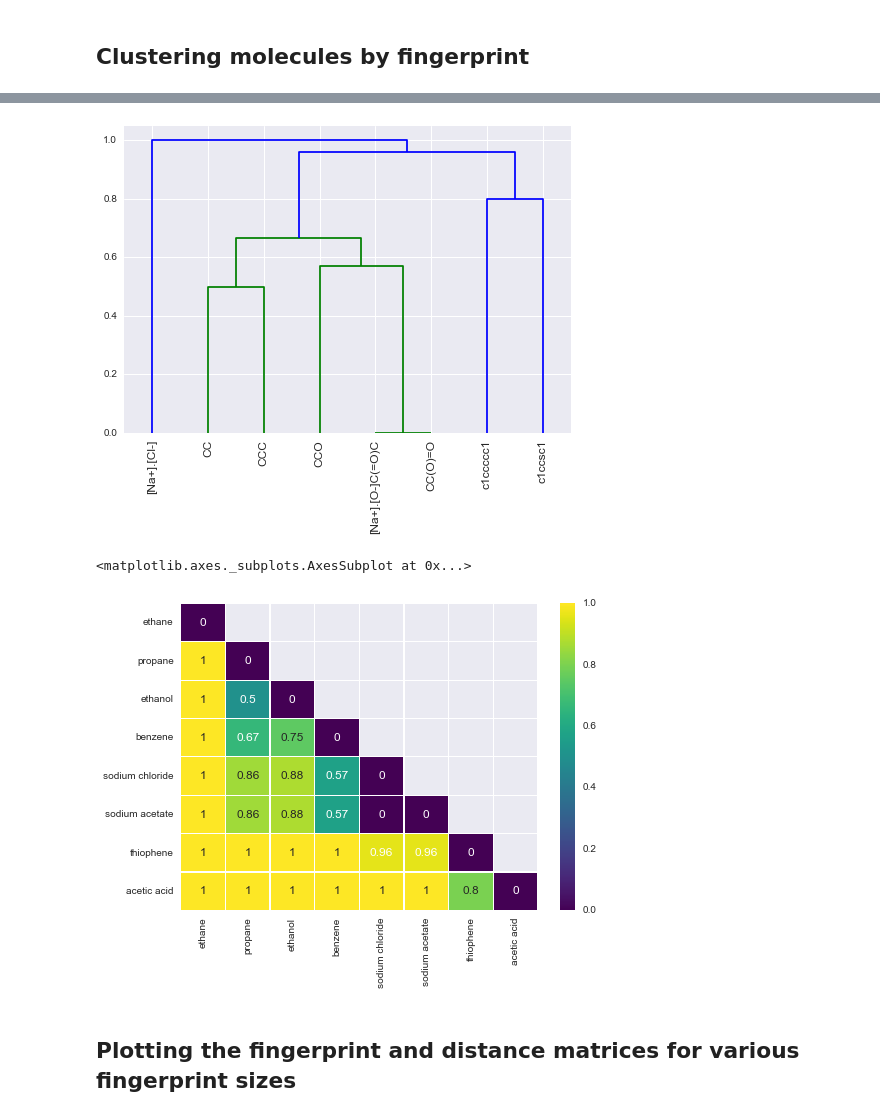
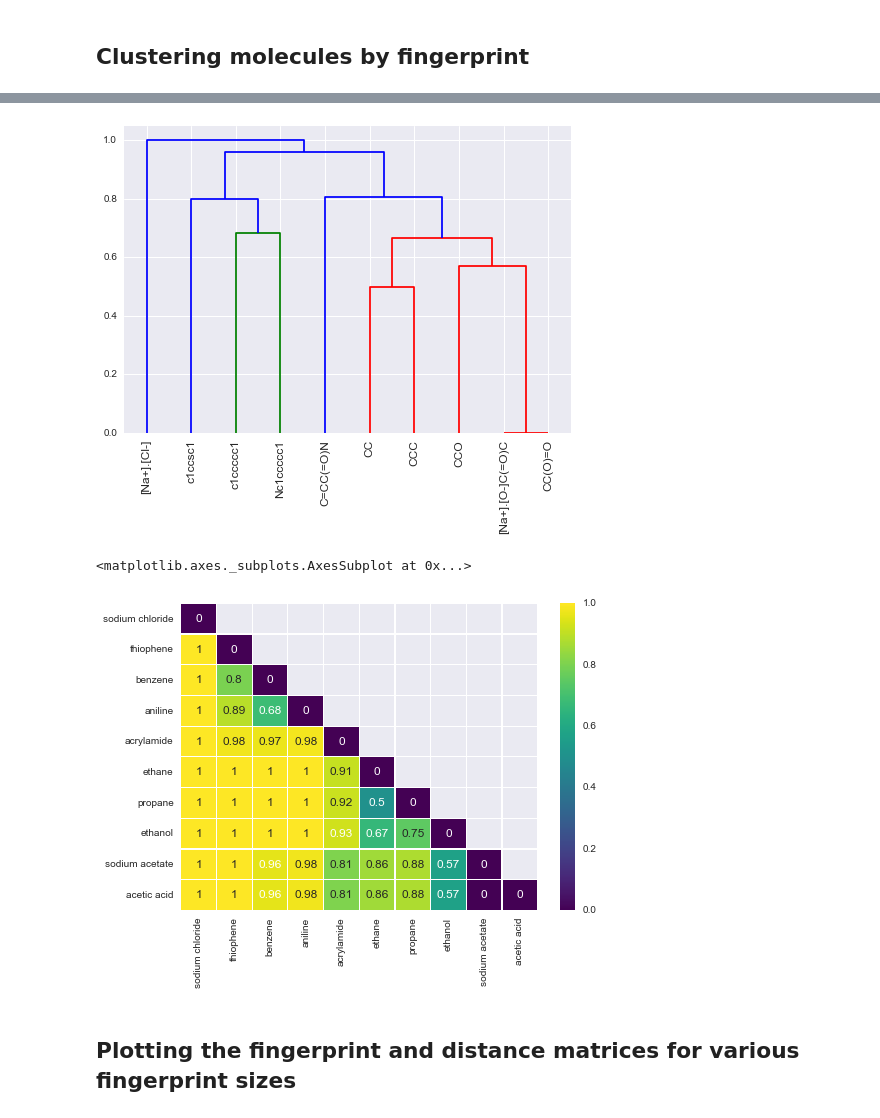
Before and after one commit to tentrillion/ipython_notebooks, a Jupyter notebook: chemical_similarity_in_python.ipynb, the cells around one changed output, grey strips where cells are left out. Cells and saved outputs as stored; diff of their text form; code cells hidden in the pictures.

```diff
--- a/chemical_similarity_in_python.ipynb
+++ b/chemical_similarity_in_python.ipynb
@@ -33,8 +33,30 @@ from rdkit.Chem import rdMolDescriptors
 # %% [markdown]
 ## Clustering molecules by fingerprint
 # %%
-smiles_list = ['CC', 'CCC', 'CCO', 'c1ccccc1', '[Na+].[Cl-]', '[Na+].[O-]C(=O)C', 'c1ccsc1', 'CC(O)=O']
-names_list = ['ethane', 'propane', 'ethanol', 'benzene', 'sodium chloride', 'sodium acetate', 'thiophene', 'acetic acid']
+smiles_list = ['CC',
+               'CCC',
+               'CCO',
+               'c1ccccc1',
+               '[Na+].[Cl-]',
+               '[Na+].[O-]C(=O)C',
+               'c1ccsc1',
+               'CC(O)=O',
+               'C=CC(=O)N',
+               'Nc1ccccc1']
+
+names_list = ['ethane',
+              'propane',
+              'ethanol',
+              'benzene',
+              'sodium chloride',
+              'sodium acetate',
+              'thiophene',
+              'acetic acid',
+              'acrylamide',
+              'aniline']
+
+names_dict = {smiles: name for (smiles, name) in zip(smiles_list, names_list)}
+print names_dict
 
 mols = []
 fingerprints = []
@@ -83,26 +109,29 @@ z = hc.linkage(dist_mat)
 dendrogram = hc.dendrogram(z, labels=dist_df.columns, leaf_rotation=90)
 plt.show()
 # %% [output]
-[figure, old version]
+[figure, new version]
 # %%
 # find the order of leaves in the clustering results
 new_order = dendrogram['ivl']
 
 # reorder both rows and columns according to the clustering order
 reordered_dist_df = dist_df[new_order].reindex(new_order)
+reordered_names = [names_list[smiles_list.index(item)] for item in new_order]
+
+
 
 # plot again
 sns.heatmap(reordered_dist_df,
             mask=mask,
             annot=True,
             cmap = cm.viridis,
             linewidths = 0.25,
-            xticklabels=names_list,
-            yticklabels=names_list,
+            xticklabels=reordered_names,
+            yticklabels=reordered_names,
             )
 # %% [output]
 <matplotlib.axes._subplots.AxesSubplot at 0x...>
-[figure, old version]
+[figure, new version]
 # %% [markdown]
 ## Plotting the fingerprint and distance matrices for various fingerprint sizes
 # %%
```
Also changed, not shown: parts of 8 cells of this notebook.
